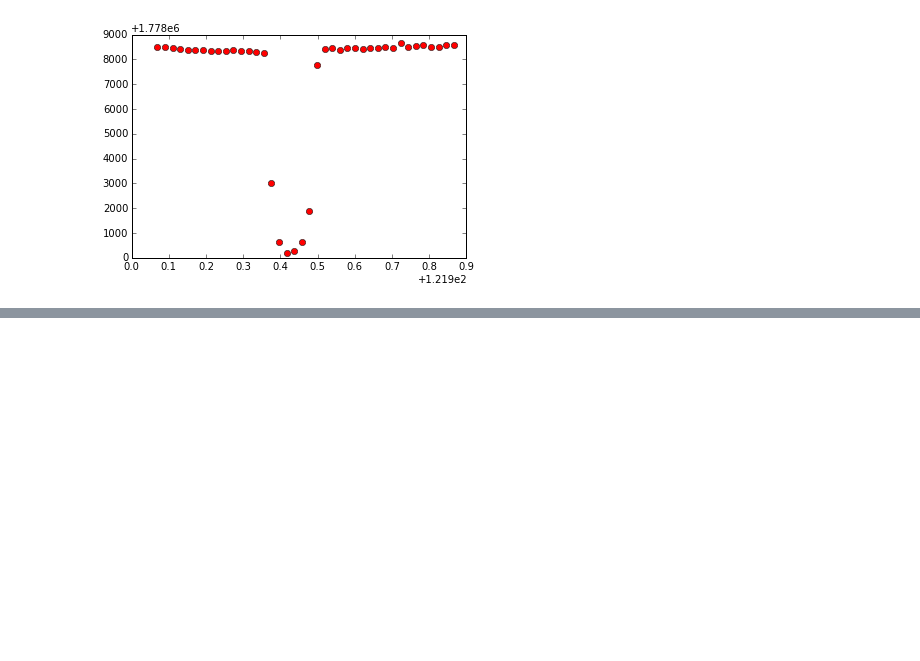
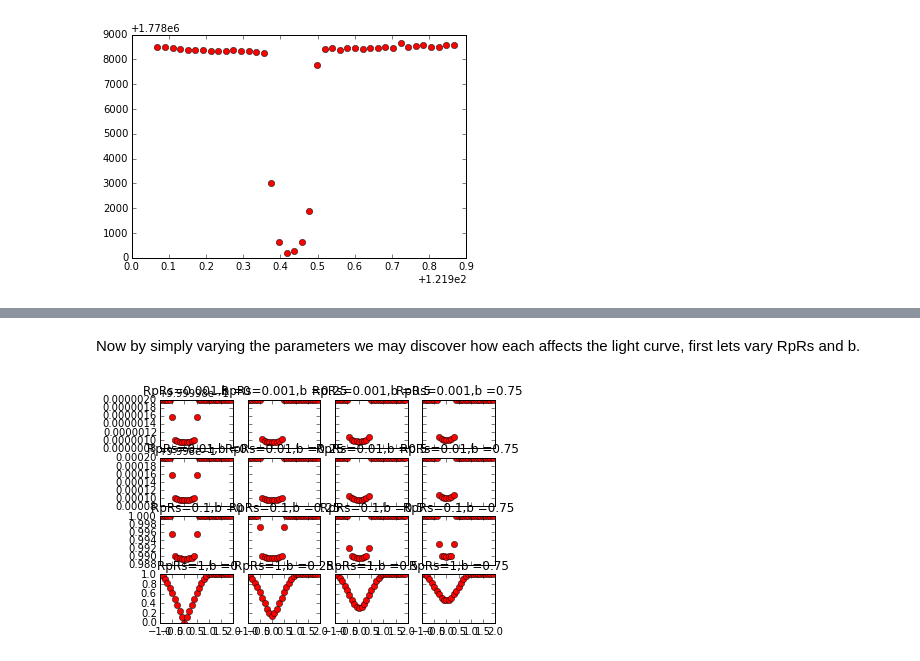
Before and after one commit to joshm73/pythonIntro, a Jupyter notebook: Intro.ipynb, the cells around one changed output, grey strips where cells are left out. Drawn from its saved outputs; the diff is of its cells as text; code cells hidden in the pictures; blank space fills up the shorter version.

```diff
--- a/Intro.ipynb
+++ b/Intro.ipynb
@@ -311,0 +350,16 @@ We purposfully picked the largest radii planet in the linked list so that our tr
+# %% [markdown]
+Now by simply varying the parameters we may discover how each affects the light curve, first lets vary RpRs and b.
+# %%
+RpRs = [0.001, 0.01, 0.1, 1]
+b = [0, 0.25, .5, 0.75]
+
+f, axarr = plt.subplots(4, 4, sharex='col', sharey='row')
+for x in range(0,4):
+    for y in range(0,4):
+        Model = ModLC(timeIn, RpRs[x], b[y], 0.5, 0, 0.1, 0.1)
+        axarr[x, y].plot(timeIn, Model, 'ro')
+        axarr[x, y].set_title('RpRs=' + repr(RpRs[x]) + ",b =" + repr(b[y]))
+
+plt.show()
+# %% [output]
+[figure, added]
```
Also changed, not shown: parts of 15 cells of this notebook.
